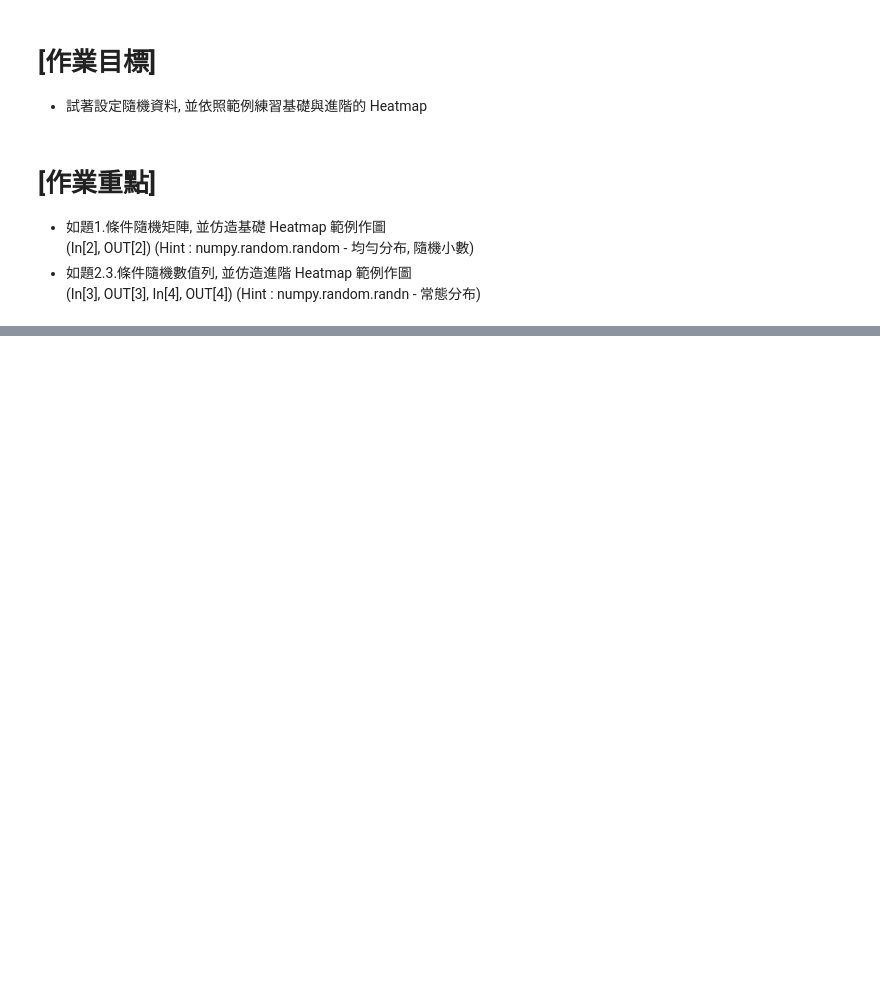
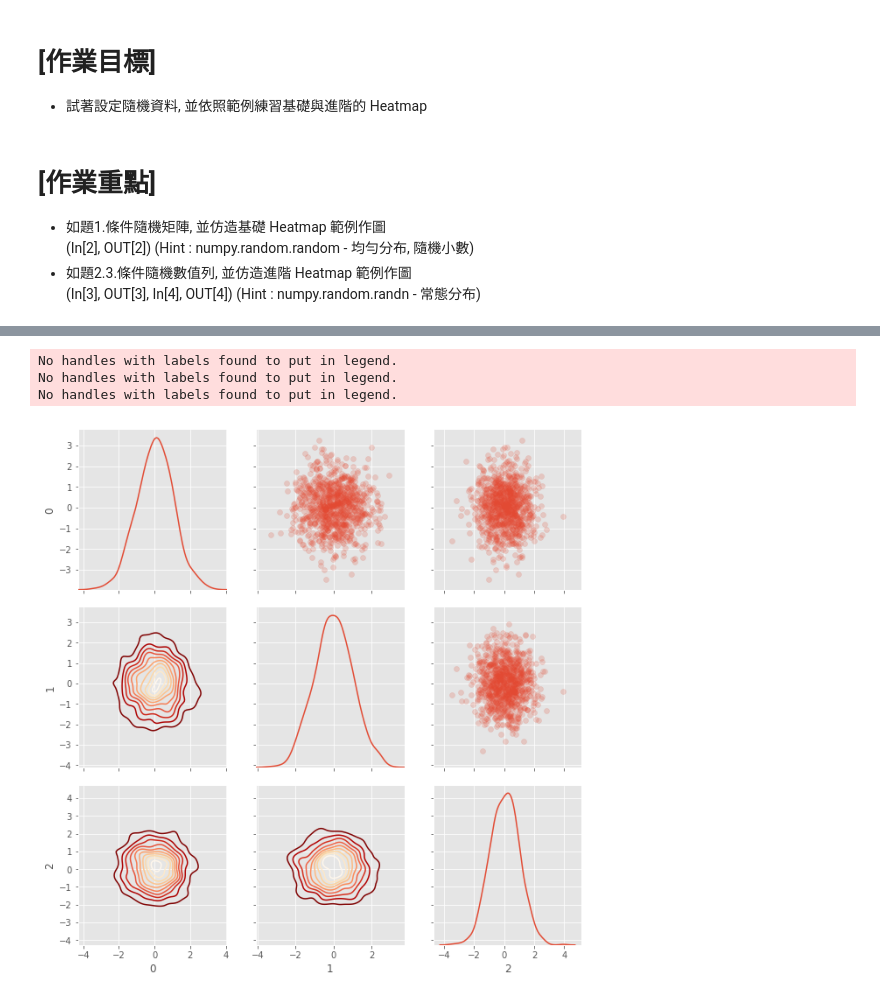
Before and after one commit to HAO-HSIANG1/2nd-ML100Days, a Jupyter notebook: homework/Day_015_HW.ipynb, the cells around one changed output, grey strips where cells are left out. Cells and saved outputs as stored; diff of their text form; code cells hidden in the pictures; blank space fills up the shorter version.

```diff
--- a/homework/Day_015_HW.ipynb
+++ b/homework/Day_015_HW.ipynb
@@ -64,23 +102,28 @@ plt.show()
 # %%
 nrow = 1000
 ncol = 3
 """
 Your Code Here
 """
-matrix =
+matrix = np.random.randn(nrow,ncol)  #matrix=np.random.randn(nrow*ncol),reshape((nrow,ncol))
 
 # 隨機給予 0, 1, 2 三種標籤
 indice = np.random.choice([0,1,2], size=nrow)
 plot_data = pd.DataFrame(matrix, indice)
 
 # 繪製 seborn 進階 Heatmap
 grid = sns.PairGrid(data = plot_data, size = 3, diag_sharey=False)
 """
 Your Code Here
 Please replace "..." to correct plot function
 """
-grid.map_upper(... , alpha = 0.2)
-grid.map_diag(... )
-grid.map_lower(... , cmap = plt.cm.OrRd_r)
+grid.map_upper(plt.scatter , alpha = 0.2)
+grid.map_diag(sns.kdeplot )
+grid.map_lower(sns.kdeplot , cmap = plt.cm.OrRd_r)
 
 plt.show()
+# %% [output]
+No handles with labels found to put in legend.
+No handles with labels found to put in legend.
+No handles with labels found to put in legend.
+[figure, added]
```
Also changed, not shown: parts of 4 cells of this notebook.
